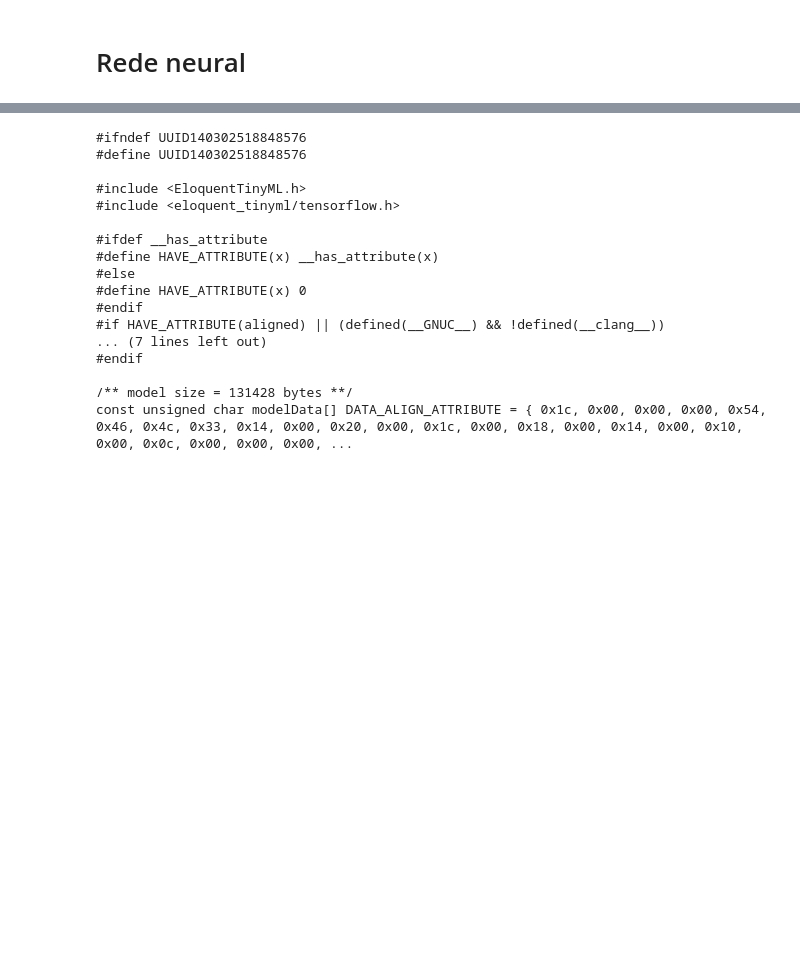
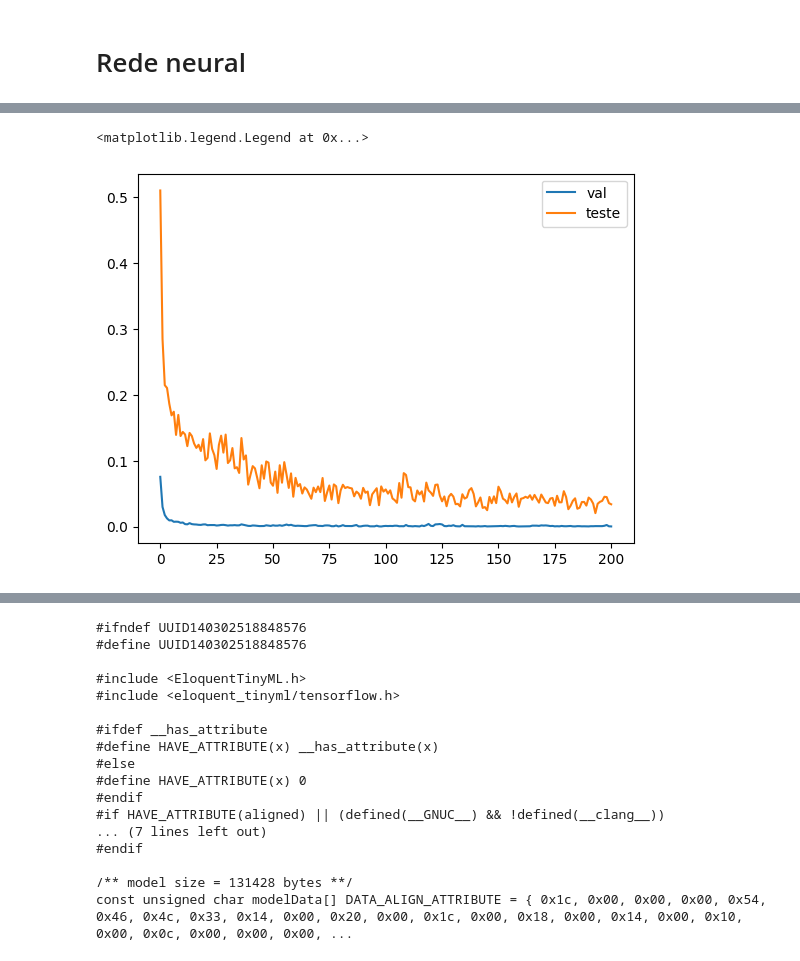
Before and after one commit to Alexandre-Esposte/AIOT, a Jupyter notebook: notebooks/modelagem.ipynb, the cells around one changed output, grey strips where cells are left out. Saved outputs shown, nothing was run; the diff lists cells and outputs as text; code cells hidden in the pictures; blank space fills up the shorter version.

```diff
--- a/notebooks/modelagem.ipynb
+++ b/notebooks/modelagem.ipynb
@@ -115,3 +103,0 @@ cross_val_score(pipe,X_train,y_train,scoring='accuracy').mean()
-# %%
-pipe.fit(X_train,y_train)
-y_pred = pipe.predict(X_test)
@@ -155,27 +120,27 @@ inputs = layers.Input(shape=(24))
 
 # first layer
 x = layers.BatchNormalization()(inputs)
-x= layers.Dense(200,activation='relu')(x)
+x= layers.Dense(20,activation='relu')(x)
 
 # second layer
 x = layers.Dropout(0.3)(x)
 x = layers.BatchNormalization()(x)
-x = layers.Dense(100,activation='relu')(x)
+x = layers.Dense(20,activation='relu')(x)
 
-# third layer
-x = layers.BatchNormalization()(x)
-x = layers.Dropout(0.3)(x)
-x = layers.Dense(50,activation='relu')(x)
+## third layer
+#x = layers.BatchNormalization()(x)
+#x = layers.Dropout(0.3)(x)
+#x = layers.Dense(50,activation='relu')(x)
 
-# fourth layer
-x = layers.BatchNormalization()(x)
-x = layers.Dropout(0.3)(x)
-x = layers.Dense(25,activation='relu')(x)
+## fourth layer
+#x = layers.BatchNormalization()(x)
+#x = layers.Dropout(0.3)(x)
+#x = layers.Dense(25,activation='relu')(x)
 
-# fifith layer
-x = layers.BatchNormalization()(x)
-x = layers.Dropout(0.3)(x)
-x = layers.Dense(10,activation='relu')(x)
+## fifth layer
+#x = layers.BatchNormalization()(x)
+#x = layers.Dropout(0.3)(x)
+#x = layers.Dense(10,activation='relu')(x)
 
 #output layer
 outputs = layers.Dense(4,activation='softmax')(x)
@@ -203,5 +172,5 @@ _________________________________________________________________
 # %%
 model.compile(optimizer="adam", loss=tf.keras.losses.SparseCategoricalCrossentropy(), metrics=['acc'])
-history = model.fit(x=X_train, y=y_train, batch_size=64, epochs=10000, validation_data=(X_test, y_test),callbacks=[early_stopping])
+history = model.fit(x=X_train, y=y_train, batch_size=10, epochs=10000, validation_data=(X_test, y_test),callbacks=[early_stopping])
 # %% [output]
 Epoch 1/10000
@@ -224,3 +193,12 @@ Epoch 201/10000
+# %%
+epoch = [i for i in range(len(history.history['val_loss']))]
+
+plt.plot(epoch,history.history['val_loss'],label='val')
+plt.plot(epoch,history.history['loss'],label='teste')
+plt.legend()
+# %% [output]
+<matplotlib.legend.Legend at 0x...>
+[figure, added]
 # %%
 porter = tf_porter(model, X_train, y_train)
 cpp_code = porter.to_cpp(instance_name='model', arena_size=4096)
```
Also changed, not shown: parts of 21 cells of this notebook, 5 other files.
